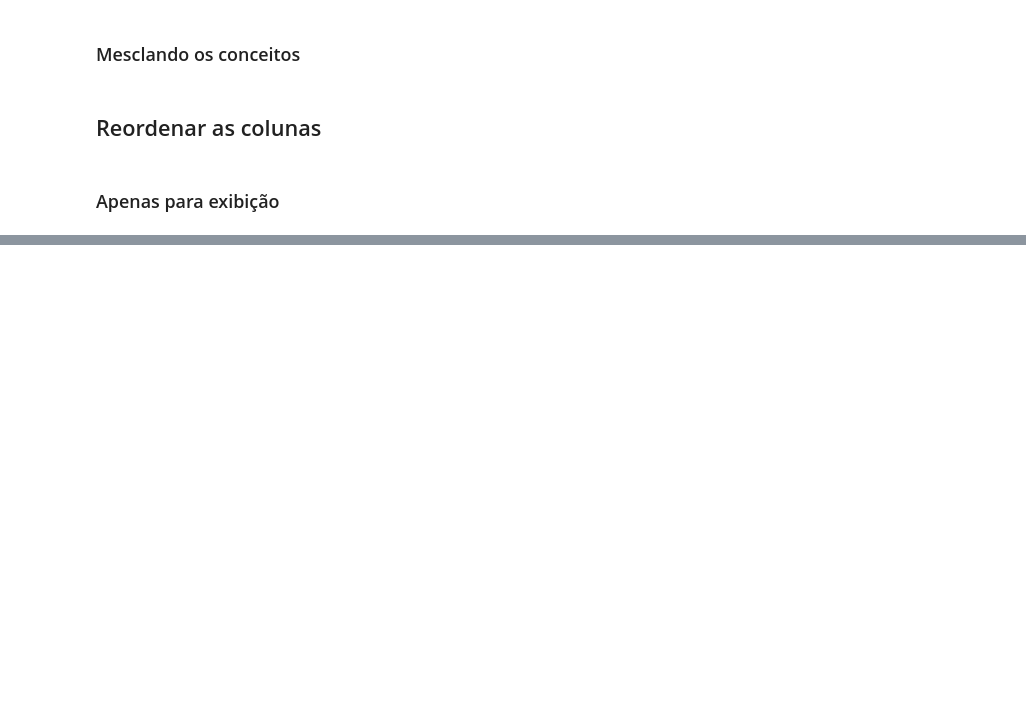
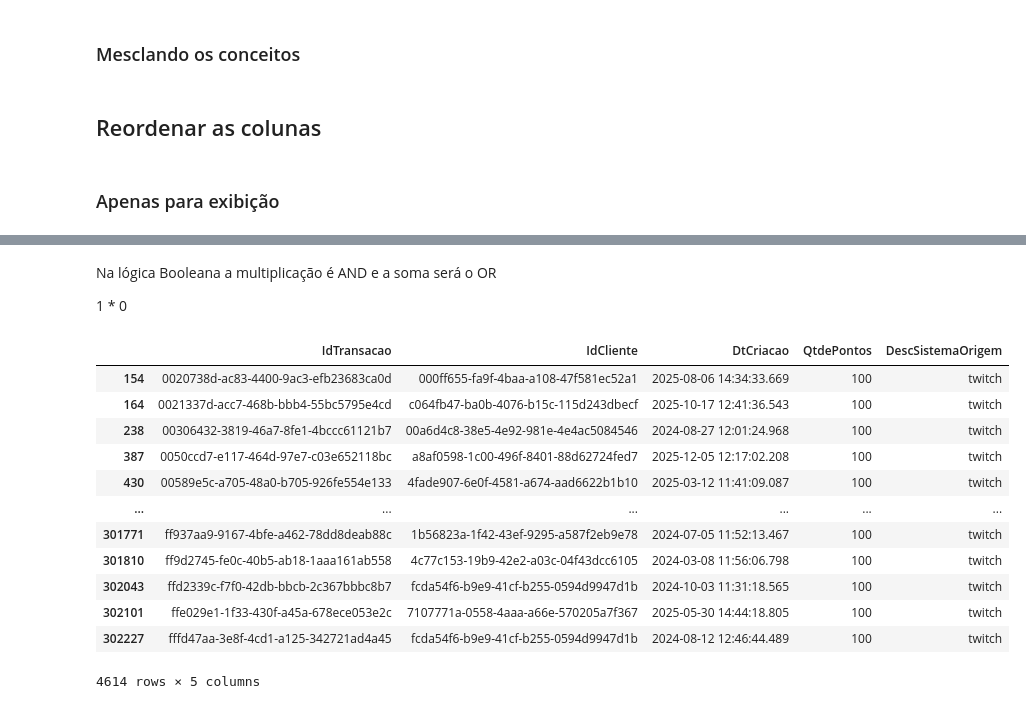
Before and after one commit to alexsandro-matias/pandas-2025, a Jupyter notebook: notebook.ipynb, the cells around one changed output, grey strips where cells are left out. Saved outputs shown, nothing was run; the diff lists cells and outputs as text; code cells hidden in the pictures; blank space fills up the shorter version.

```diff
--- a/notebook.ipynb
+++ b/notebook.ipynb
@@ -178,0 +272,20 @@ transacoes.sample(10)
+# %% [markdown]
+Na lógica Booleana a multiplicação é AND e a soma será o OR
+
+1 * 0
+# %%
+transacoes[transacoes['QtdePontos'].isin([5,100,40])]
+# %% [output]
+|  | IdTransacao | IdCliente | DtCriacao | QtdePontos | DescSistemaOrigem |
+| 154 | 0020738d-ac83-4400-9ac3-efb23683ca0d | 000ff655-fa9f-4baa-a108-47f581ec52a1 | 2025-08-06 14:34:33.669 | 100 | twitch |
+| 164 | 0021337d-acc7-468b-bbb4-55bc5795e4cd | c064fb47-ba0b-4076-b15c-115d243dbecf | 2025-10-17 12:41:36.543 | 100 | twitch |
+| 238 | 00306432-3819-46a7-8fe1-4bccc61121b7 | 00a6d4c8-38e5-4e92-981e-4e4ac5084546 | 2024-08-27 12:01:24.968 | 100 | twitch |
+| 387 | 0050ccd7-e117-464d-97e7-c03e652118bc | a8af0598-1c00-496f-8401-88d62724fed7 | 2025-12-05 12:17:02.208 | 100 | twitch |
+| 430 | 00589e5c-a705-48a0-b705-926fe554e133 | 4fade907-6e0f-4581-a674-aad6622b1b10 | 2025-03-12 11:41:09.087 | 100 | twitch |
+| ... | ... | ... | ... | ... | ... |
+| 301771 | ff937aa9-9167-4bfe-a462-78dd8deab88c | 1b56823a-1f42-43ef-9295-a587f2eb9e78 | 2024-07-05 11:52:13.467 | 100 | twitch |
+| 301810 | ff9d2745-fe0c-40b5-ab18-1aaa161ab558 | 4c77c153-19b9-42e2-a03c-04f43dcc6105 | 2024-03-08 11:56:06.798 | 100 | twitch |
+| 302043 | ffd2339c-f7f0-42db-bbcb-2c367bbbc8b7 | fcda54f6-b9e9-41cf-b255-0594d9947d1b | 2024-10-03 11:31:18.565 | 100 | twitch |
+| 302101 | ffe029e1-1f33-430f-a45a-678ece053e2c | 7107771a-0558-4aaa-a66e-570205a7f367 | 2025-05-30 14:44:18.805 | 100 | twitch |
+| 302227 | fffd47aa-3e8f-4cd1-a125-342721ad4a45 | fcda54f6-b9e9-41cf-b255-0594d9947d1b | 2024-08-12 12:46:44.489 | 100 | twitch |
+4614 rows × 5 columns
```
Also changed, not shown: parts of 16 cells of this notebook.
